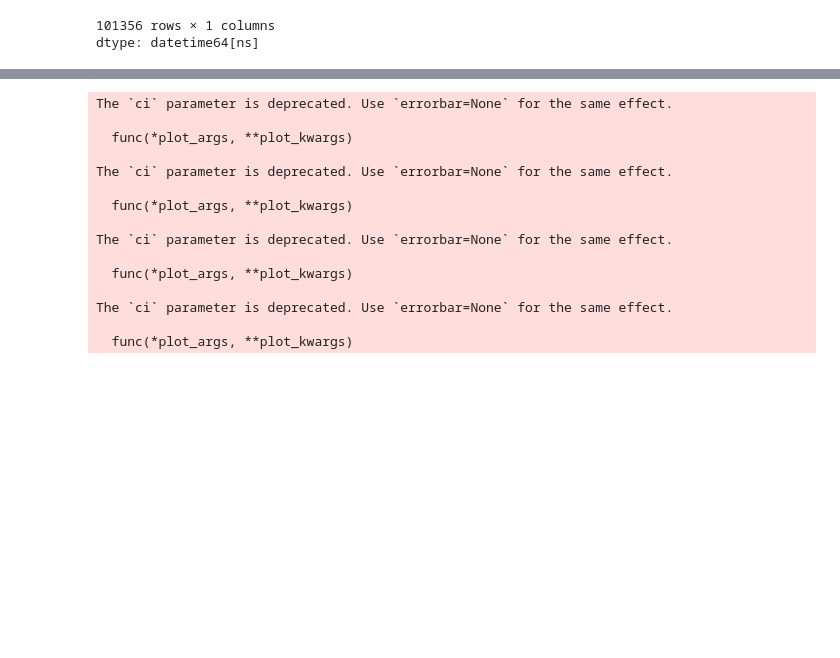
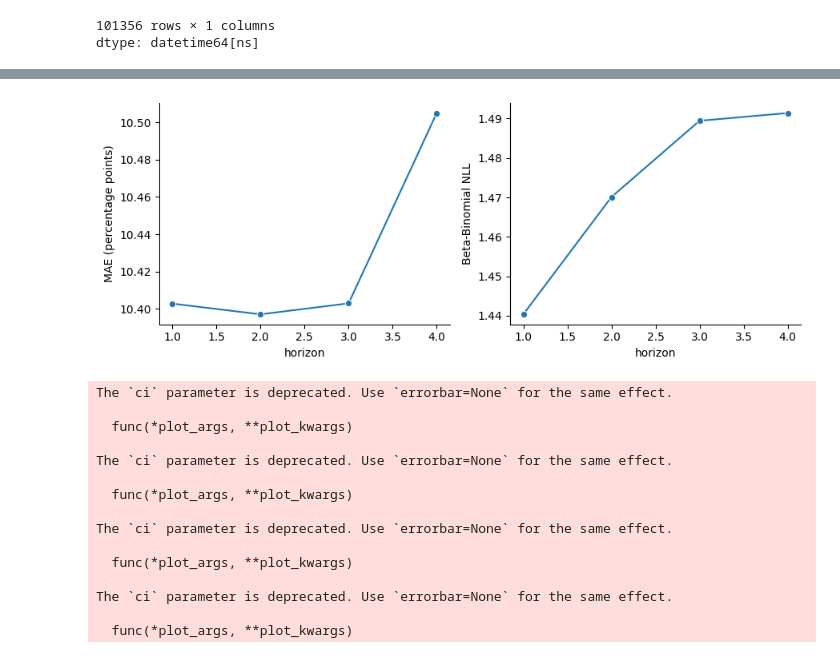
Before and after one commit to mcn3159/ANBB_resistance_rates, a Jupyter notebook: traintest_atp.ipynb, the cells around one changed output, grey strips where cells are left out. Saved outputs shown, nothing was run; the diff lists cells and outputs as text; code cells hidden in the pictures; blank space fills up the shorter version.

```diff
--- a/traintest_atp.ipynb
+++ b/traintest_atp.ipynb
@@ -1601,3 +1736,18 @@ plt.tight_layout()
+# %%
+metrics = eval_df.groupby("horizon", as_index=False).agg( # below is from loss = (log_prob + kl) / target_x.shape[0]
+    MAE=("abs_error", "mean"),
+    NLL=("nll", "mean"),
+)
+metrics["MAE"] *= 100
+
+fig, axes = plt.subplots(1, 2, figsize=(9, 3.5))
+sns.lineplot(metrics, x="horizon", y="MAE", marker="o", ax=axes[0])
+sns.lineplot(metrics, x="horizon", y="NLL", marker="o", ax=axes[1])
+axes[0].set_ylabel("MAE (percentage points)")
+axes[1].set_ylabel("Beta-Binomial NLL")
+plt.tight_layout()
+# %% [output]
+[figure, added]
 # %%
 def plot_organism_forecast(
     organism,
```
Also changed, not shown: parts of 38 cells of this notebook.
